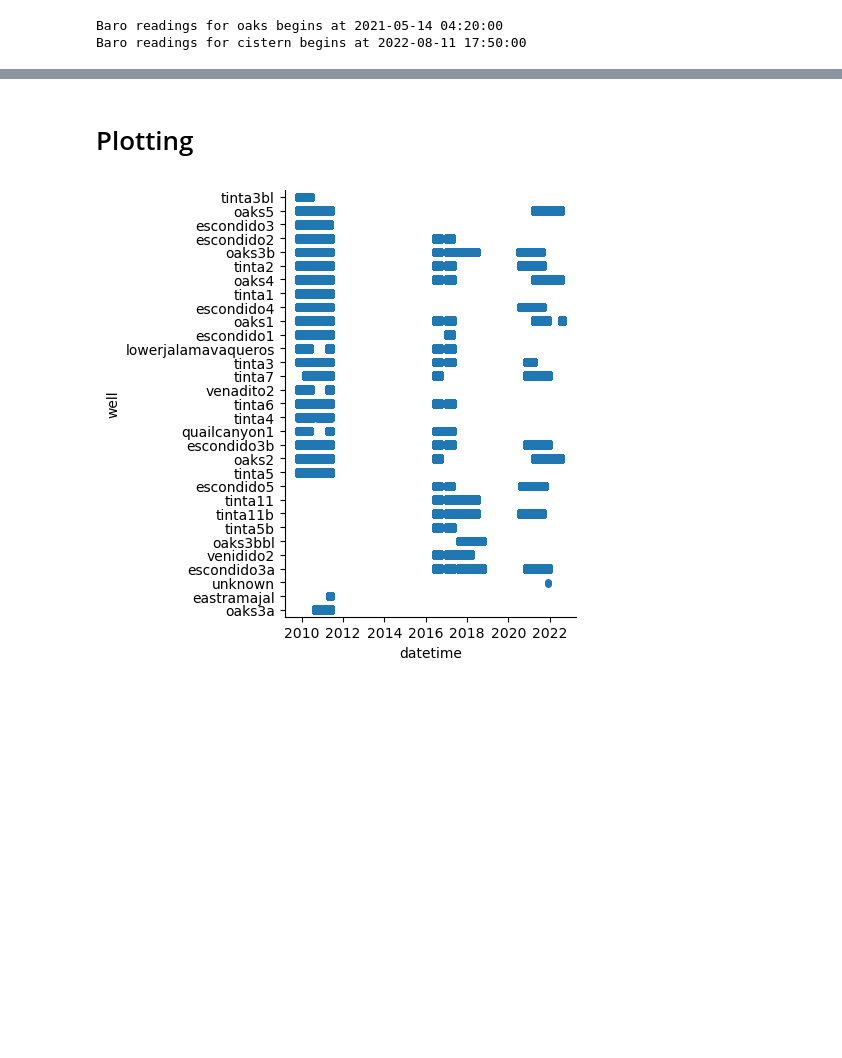
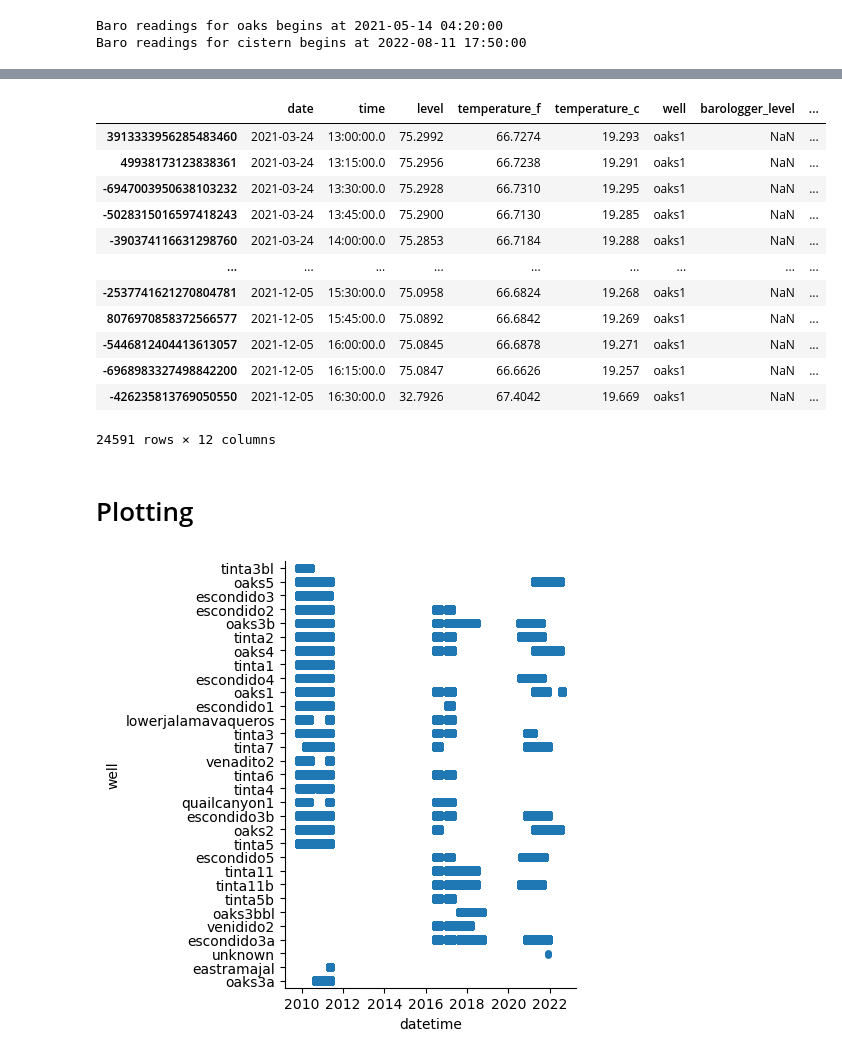
Before and after one commit to tnc-ca-geo/dangermondpreserve, a Jupyter notebook: Notebooks/well_data_read.ipynb, the cells around one changed output, grey strips where cells are left out. Drawn from its saved outputs; the diff is of its cells as text; code cells hidden in the pictures; blank space fills up the shorter version.

Commit message:
add baro read in

```diff
--- a/Notebooks/well_data_read.ipynb
+++ b/Notebooks/well_data_read.ipynb
@@ -54,7 +54,7 @@ def getXLEMetadata(xle_dict) :
     _metadata['Instrumenttype'] = _instrumentInfo.get('Instrument_type')
     _metadata['Instrumentstate'] = _instrumentInfo.get('Instrument_state')
     _metadata['Serialnumber'] = _instrumentInfo.get("Serial_number")
-    _metadata['Location'] = (_instrumentInfo.get('Location') or "Unknown").replace("/", "").replace("#", "").replace(" ","").lower()
+    _metadata['Location'] = (_instrumentDataInfo.get('Location') or "Unknown").replace("/", "").replace("#", "").replace(" ","").lower()
     _metadata['SampleRate'] = _instrumentDataInfo.get("Sample_rate")
     _metadata['SampleMode'] = _instrumentDataInfo.get("Sample_mode")
     _metadata['Altitude'] = xle_dict.get('Ch1_data_header', {}).get('Parameters', {}).get('Altitude', 0)
@@ -102,6 +102,11 @@ for lev in LEV_dir_list:
         _df = _df.set_index(_df.agg(('{0[date]}{0[time]}' + f"{location}{instrumentType}").format, axis=1).apply(lambda x: hash(x)))
         _df['date'] = pd.to_datetime(_df['date'])
 
+        if "2020" in lev or "2021" in lev:
+            _df['baro_corrected'] = False
+        else:
+            _df['baro_corrected'] = True
+
         #Update Metadata
         _metadata['dataStartDate'] = min(_df['date'])
         _metadata['dataEndDate'] = max(_df['date'])
@@ -128,7 +133,7 @@ import xml_to_dict
 
 parser = xml_to_dict.XMLtoDict()
 
-for xle in XLE_dir_list:
+for xle in XLE_dir_list[:1]:
 
     with open(xle, newline="\n") as xle_text:
         xle_content = xle_text.read()
@@ -157,6 +162,11 @@ for xle in XLE_dir_list:
         _metadata['dataStartDate'] = min(_df['date'])
         _metadata['dataEndDate'] = max(_df['date'])
 
+        if "2020" in lev or "2021" in lev:
+            _df['baro_corrected'] = False
+        else:
+            _df['baro_corrected'] = True
+
         if location in WellData.keys():
             WellData[location] = pd.concat([WellData[location], _df], axis=0)
         else:
@@ -185,6 +195,7 @@ for xlsx in XLSX_dir_list:
     _df['time'] = _df['DATE TIME'].dt.time
     _df['temperature'] = _df['Temperature °C'].astype(float)  * 1.8 + 32
     _df['temperature_surface'] = _df['Temperature °C.1'].astype(float) * 1.8 + 32
+    _df['baro_corrected'] = True
 
     _df = _df.rename(columns = {
         'Level (ft)': 'level',
@@ -305,3 +347,20 @@ full_well_data
+# %%
+full_well_data.date = pd.to_datetime(full_well_data.date)
+full_well_data.loc[(full_well_data.date > pd.to_datetime("2019-12-31")) & (full_well_data.level_corrected.isnull())]
+# %% [output]
+|  | date | time | level | temperature_f | temperature_c | well | barologger_level | ... |
+| 3913333956285483460 | 2021-03-24 | 13:00:00.0 | 75.2992 | 66.7274 | 19.293 | oaks1 | NaN | ... |
+| 49938173123838361 | 2021-03-24 | 13:15:00.0 | 75.2956 | 66.7238 | 19.291 | oaks1 | NaN | ... |
+| -6947003950638103232 | 2021-03-24 | 13:30:00.0 | 75.2928 | 66.7310 | 19.295 | oaks1 | NaN | ... |
+| -5028315016597418243 | 2021-03-24 | 13:45:00.0 | 75.2900 | 66.7130 | 19.285 | oaks1 | NaN | ... |
+| -390374116631298760 | 2021-03-24 | 14:00:00.0 | 75.2853 | 66.7184 | 19.288 | oaks1 | NaN | ... |
+| ... | ... | ... | ... | ... | ... | ... | ... | ... |
+| -2537741621270804781 | 2021-12-05 | 15:30:00.0 | 75.0958 | 66.6824 | 19.268 | oaks1 | NaN | ... |
+| 8076970858372566577 | 2021-12-05 | 15:45:00.0 | 75.0892 | 66.6842 | 19.269 | oaks1 | NaN | ... |
+| -5446812404413613057 | 2021-12-05 | 16:00:00.0 | 75.0845 | 66.6878 | 19.271 | oaks1 | NaN | ... |
+| -6968983327498842200 | 2021-12-05 | 16:15:00.0 | 75.0847 | 66.6626 | 19.257 | oaks1 | NaN | ... |
+| -426235813769050550 | 2021-12-05 | 16:30:00.0 | 32.7926 | 67.4042 | 19.669 | oaks1 | NaN | ... |
+24591 rows × 12 columns
 # %% [markdown]
 # Plotting
 # %%
```
Also changed, not shown: parts of 14 cells of this notebook.
